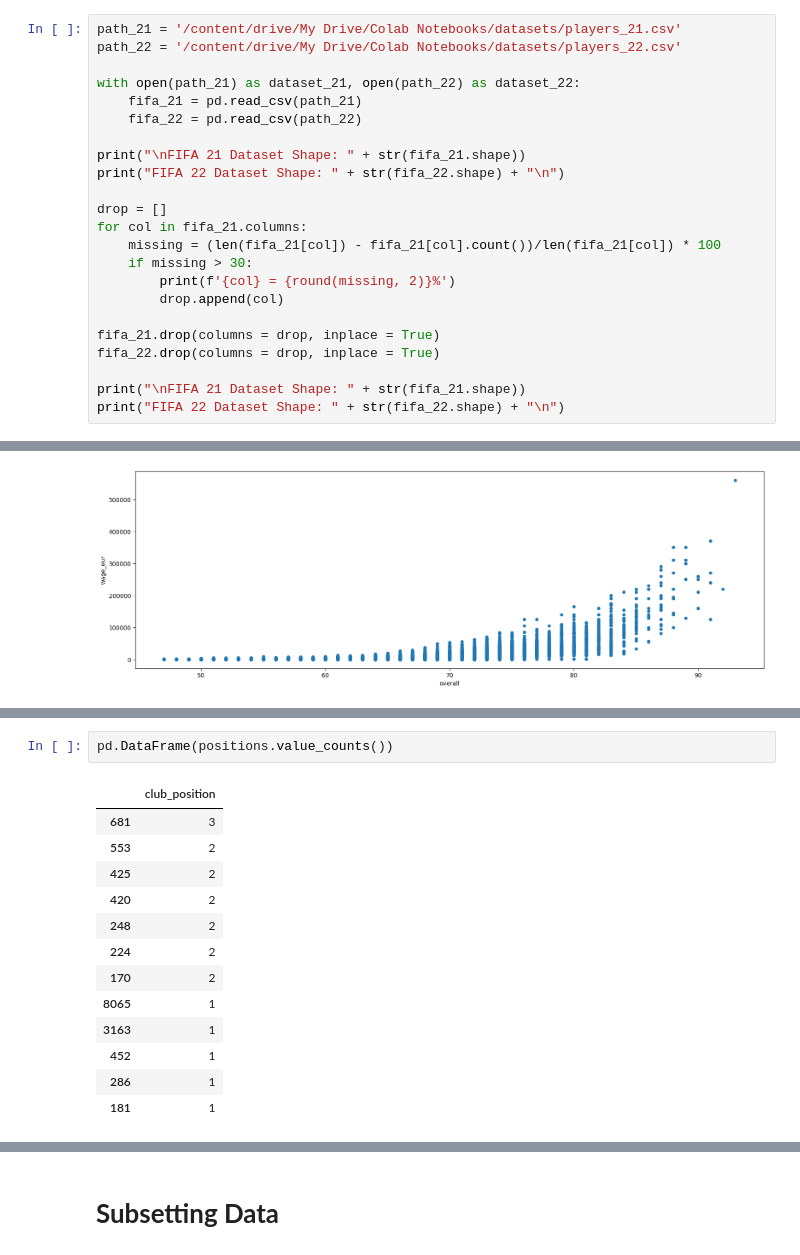
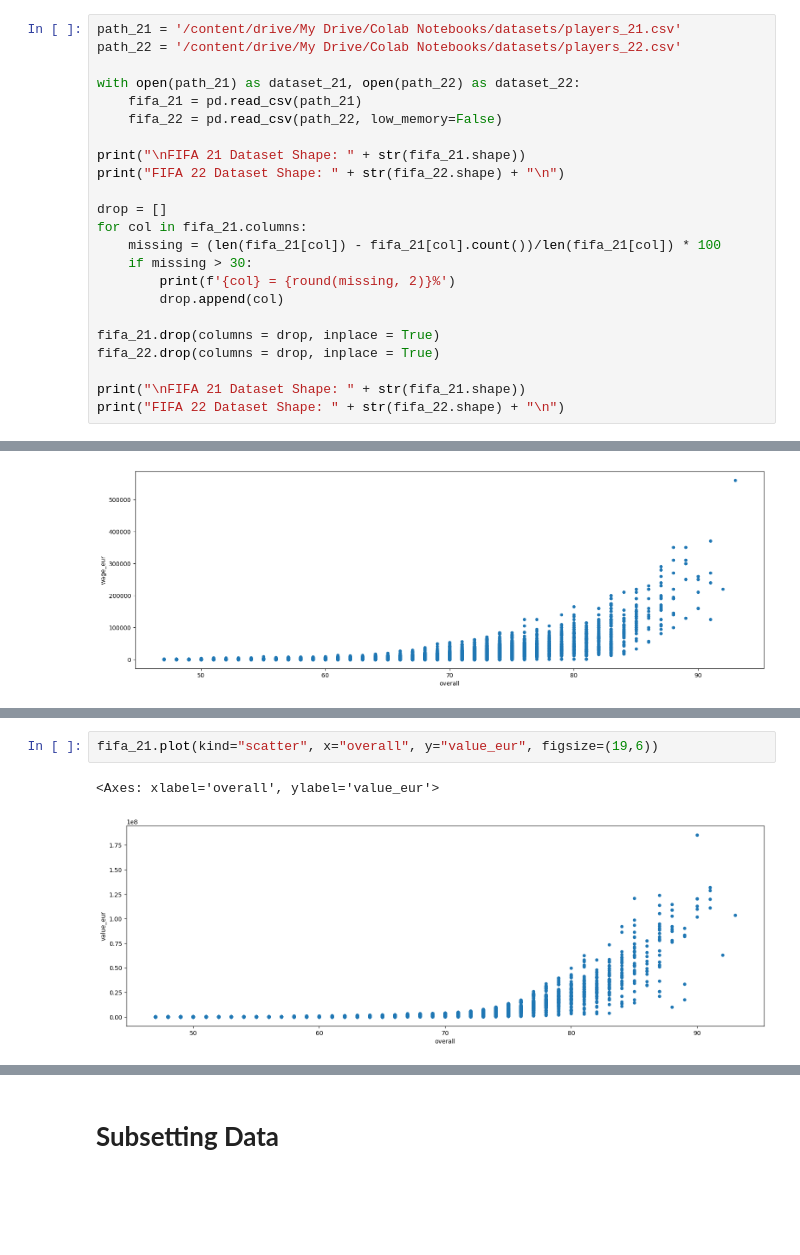
Before and after one commit to quagrain/quagrain, a Jupyter notebook: OVR_Prediction.ipynb, the cells around one changed output, grey strips where cells are left out. Saved outputs shown, nothing was run; the diff lists cells and outputs as text; blank space fills up the shorter version.

```diff
--- a/OVR_Prediction.ipynb
+++ b/OVR_Prediction.ipynb
@@ -24,7 +27,7 @@ path_22 = '/content/drive/My Drive/Colab Notebooks/datasets/players_22.csv'
 
 with open(path_21) as dataset_21, open(path_22) as dataset_22:
     fifa_21 = pd.read_csv(path_21)
-    fifa_22 = pd.read_csv(path_22)
+    fifa_22 = pd.read_csv(path_22, low_memory=False)
 
 print("\nFIFA 21 Dataset Shape: " + str(fifa_21.shape))
 print("FIFA 22 Dataset Shape: " + str(fifa_22.shape) + "\n")
@@ -92,16 +83,5 @@ Index(['sofifa_id', 'player_url', 'short_name', 'long_name',
-# %%
-pd.DataFrame(positions.value_counts())
-# %% [output]
-|  | club_position |
-| 681 | 3 |
-| 553 | 2 |
-| 425 | 2 |
-| 420 | 2 |
-| 248 | 2 |
-| 224 | 2 |
-| 170 | 2 |
-| 8065 | 1 |
-| 3163 | 1 |
-| 452 | 1 |
-| 286 | 1 |
-| 181 | 1 |
+# %%
+fifa_21.plot(kind="scatter", x="overall", y="value_eur", figsize=(19,6))
+# %% [output]
+<Axes: xlabel='overall', ylabel='value_eur'>
+[figure, added]
```
Also changed, not shown: parts of 29 cells of this notebook.
